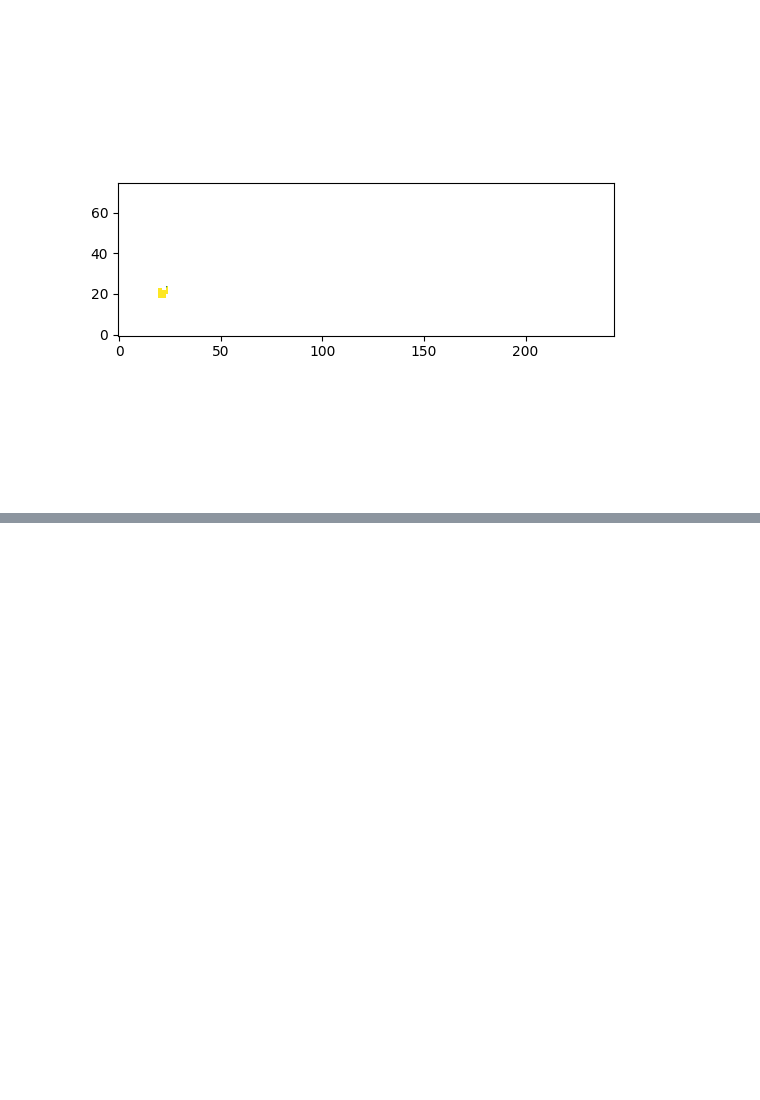
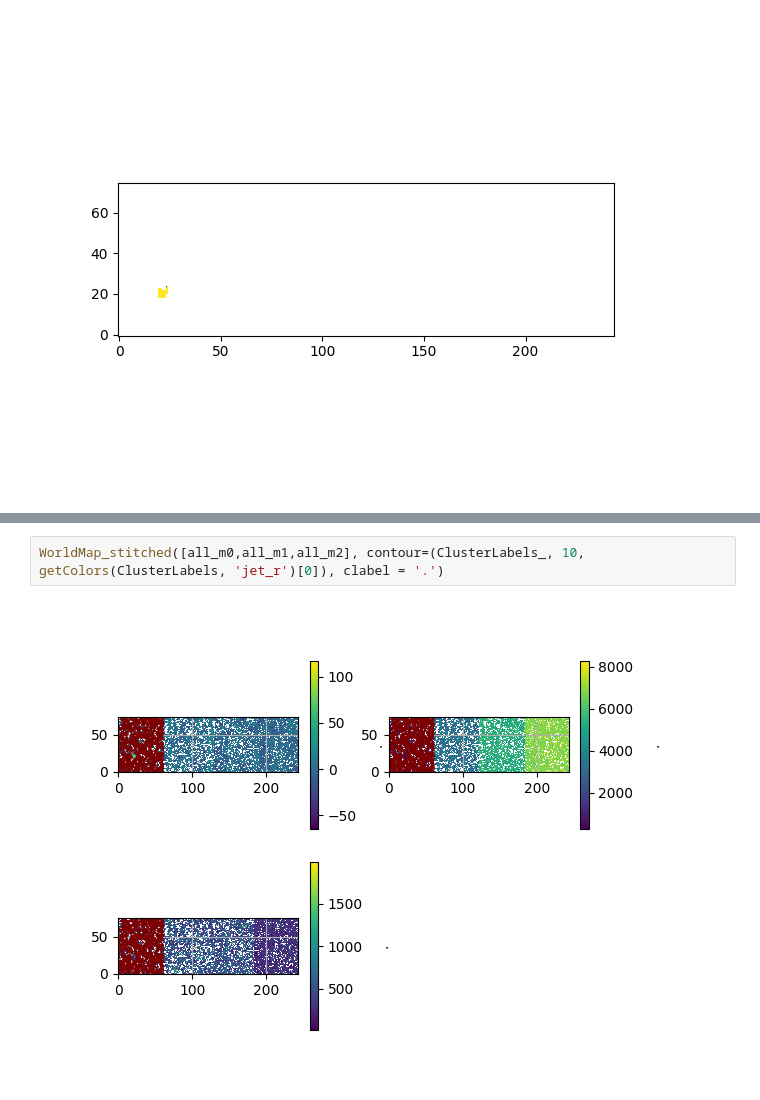
Before and after one commit to JBurke789/clustering, a Jupyter notebook: single_gal.ipynb, the cells around one changed output, grey strips where cells are left out. Drawn from its saved outputs; the diff is of its cells as text; blank space fills up the shorter version.

```diff
--- a/single_gal.ipynb
+++ b/single_gal.ipynb
@@ -518,0 +570,4 @@ Flux=  260.57523918038044  Jy
+# %%
+WorldMap_stitched([all_m0,all_m1,all_m2], contour=(ClusterLabels_, 10, getColors(ClusterLabels, 'jet_r')[0]), clabel = '.')
+# %% [output]
+[figure, added]
```
Also changed, not shown: parts of 12 cells of this notebook, 40 other files.
